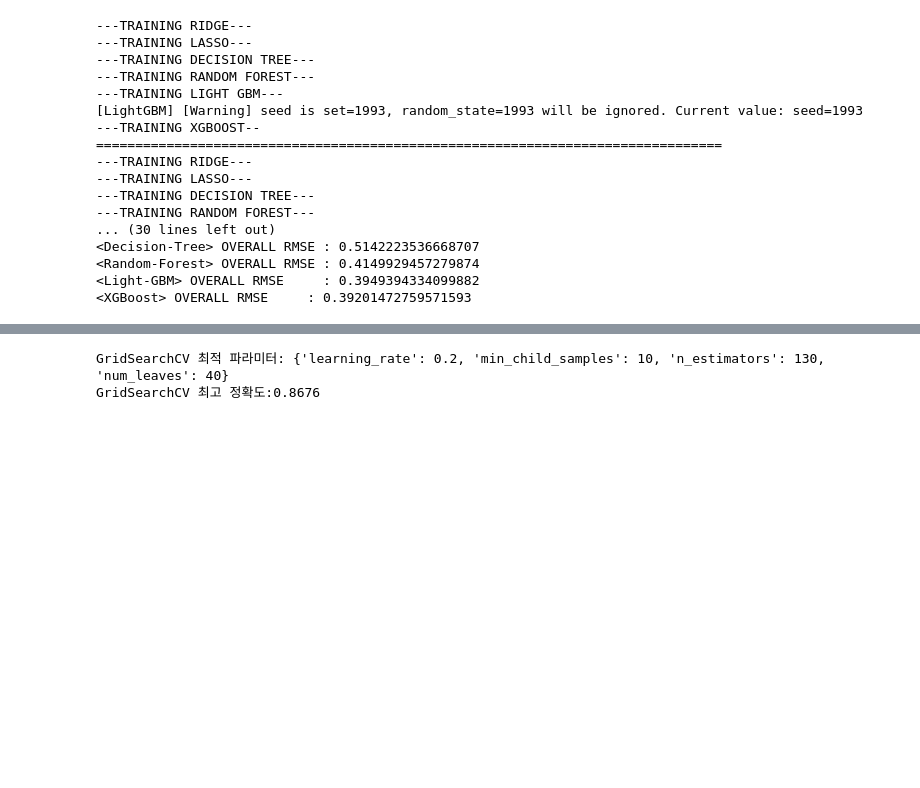
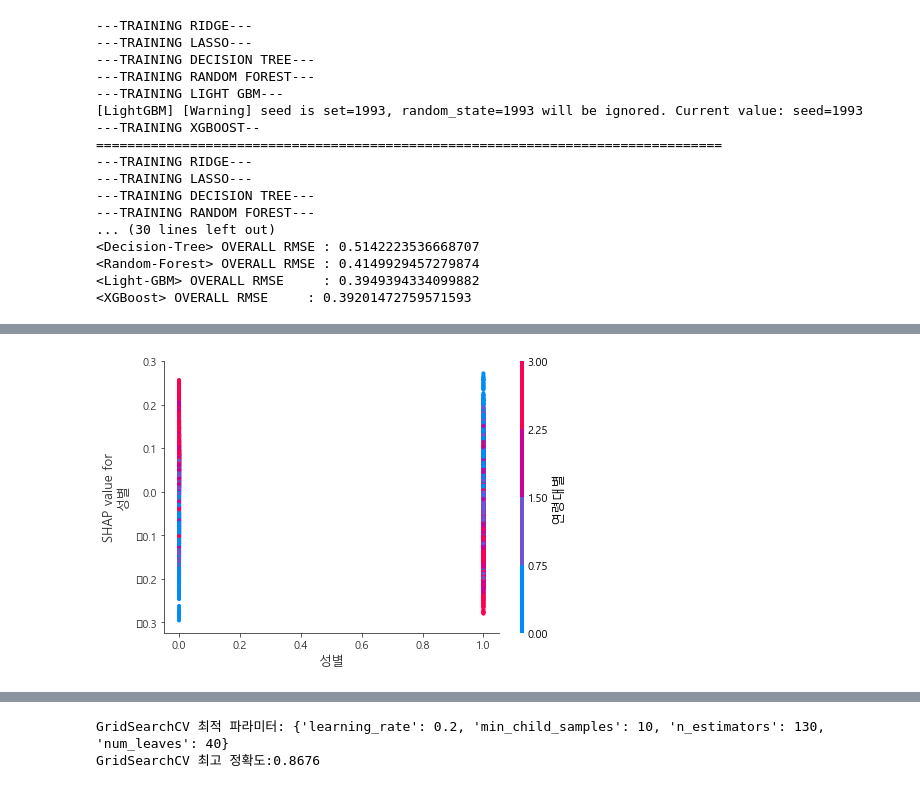
Before and after one commit to So-chankyun/consumption-pattern-analysis-of-jeju-tourist, a Jupyter notebook: consumption pattern analysis of jeju tourist.ipynb, the cells around one changed output, grey strips where cells are left out. Saved outputs shown, nothing was run; the diff lists cells and outputs as text; code cells hidden in the pictures; blank space fills up the shorter version.

```diff
--- a/consumption pattern analysis of jeju tourist.ipynb
+++ b/consumption pattern analysis of jeju tourist.ipynb
@@ -1021,0 +1134,4 @@ Did not meet early stopping. Best iteration is:
+# %%
+shap.dependence_plot("성별",shap_values_train ,X_train,interaction_index="연령대별")
+# %% [output]
+[figure, added]
```
Also changed, not shown: parts of 34 cells of this notebook, 1 other file.
